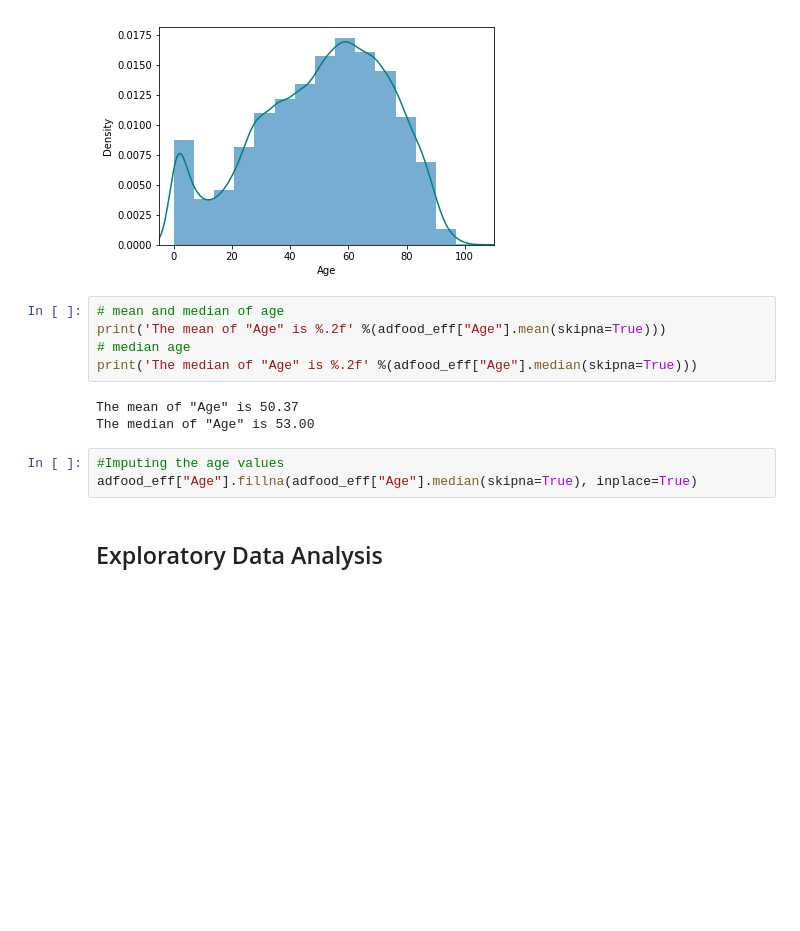
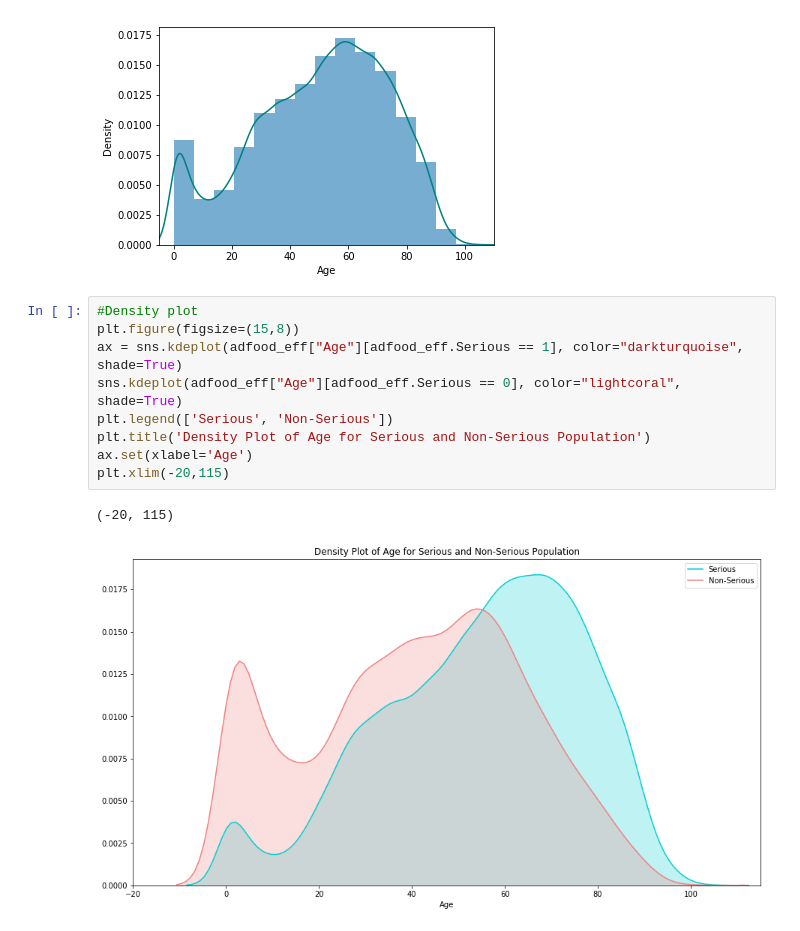
Before and after one commit to Vinuthask/Capstone-Project-1, a Jupyter notebook: Adverse_Food_Effects_Final_Submission.ipynb, the cells around one changed output. Cells and saved outputs as stored; diff of their text form; blank space fills up the shorter version.

```diff
--- a/Adverse_Food_Effects_Final_Submission.ipynb
+++ b/Adverse_Food_Effects_Final_Submission.ipynb
@@ -124,19 +362,18 @@ plt.xlim(-5,110)
 plt.show()
 # %% [output]
 [figure]
-# %%
-# mean and median of age
-print('The mean of "Age" is %.2f' %(adfood_eff["Age"].mean(skipna=True)))
-# median age
-print('The median of "Age" is %.2f' %(adfood_eff["Age"].median(skipna=True)))
-# %% [output]
-The mean of "Age" is 50.37
-The median of "Age" is 53.00
-# %%
-#Imputing the age values
-adfood_eff["Age"].fillna(adfood_eff["Age"].median(skipna=True), inplace=True)
-# %% [markdown]
-## Exploratory Data Analysis
+# %%
+#Density plot
+plt.figure(figsize=(15,8))
+ax = sns.kdeplot(adfood_eff["Age"][adfood_eff.Serious == 1], color="darkturquoise", shade=True)
+sns.kdeplot(adfood_eff["Age"][adfood_eff.Serious == 0], color="lightcoral", shade=True)
+plt.legend(['Serious', 'Non-Serious'])
+plt.title('Density Plot of Age for Serious and Non-Serious Population')
+ax.set(xlabel='Age')
+plt.xlim(-20,115)
+# %% [output]
+(-20, 115)
+[figure, added]
 # %%
 #Visualization of serious and non-serious based on industry
 %matplotlib inline
```
Also changed, not shown: parts of 49 cells of this notebook.
